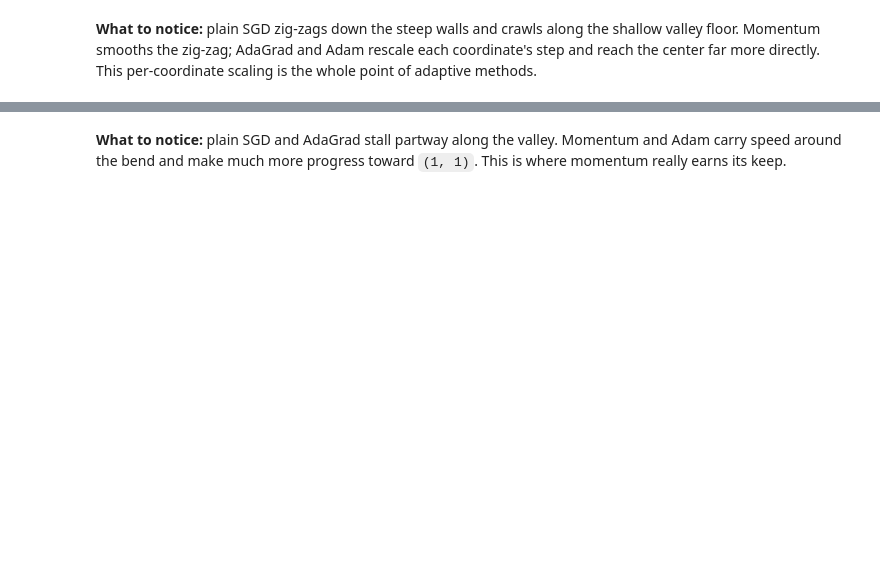
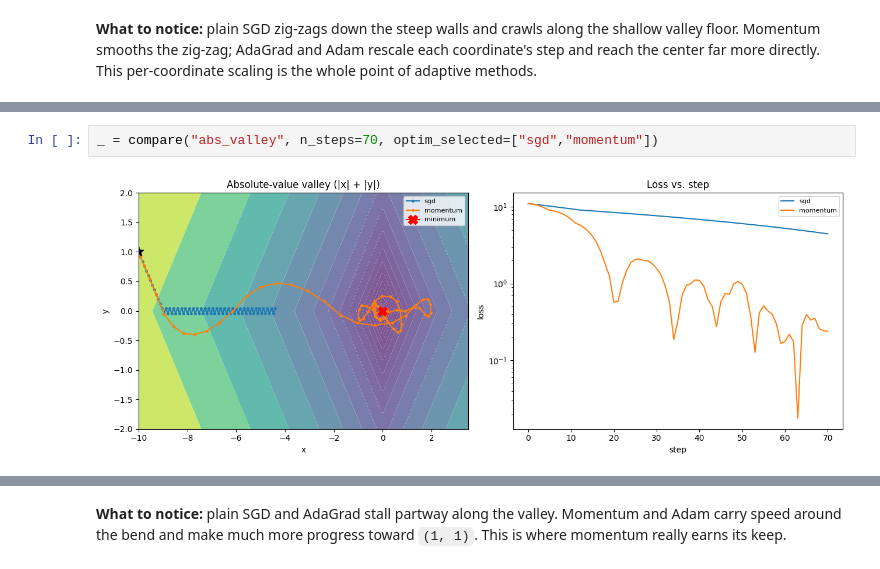
Before and after one commit to HarishGP/optimization-workshop, a Jupyter notebook: notebooks/phase1_lowdim.ipynb, the cells around one changed output, grey strips where cells are left out. Cells and saved outputs as stored; diff of their text form; blank space fills up the shorter version.

```diff
--- a/notebooks/phase1_lowdim.ipynb
+++ b/notebooks/phase1_lowdim.ipynb
@@ -70,0 +94,4 @@ _ = compare("ill_conditioned", n_steps=80)
+# %%
+_ = compare("abs_valley", n_steps=70, optim_selected=["sgd","momentum"])
+# %% [output]
+[figure, added]
```
Also changed, not shown: parts of 15 cells of this notebook, 9 other files.
